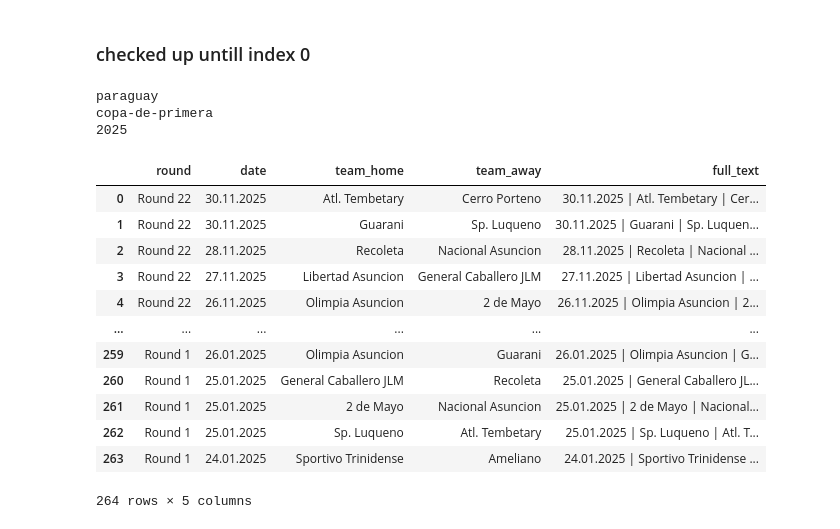
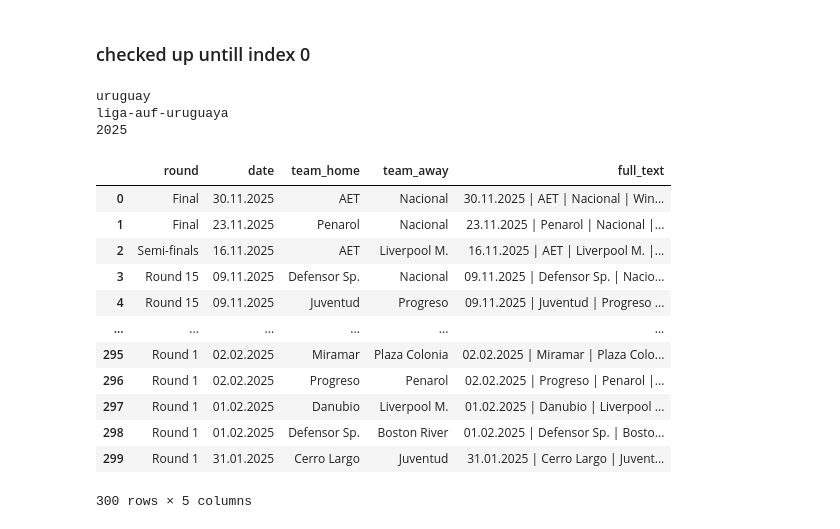
Before and after one commit to simon-cosyns/soccer_schedules_around_the_world, a Jupyter notebook: inspect_data.ipynb, the cells around one changed output. Saved outputs shown, nothing was run; the diff lists cells and outputs as text; code cells hidden in the pictures.

```diff
--- a/inspect_data.ipynb
+++ b/inspect_data.ipynb
@@ -41,15 +42,15 @@ def filter_on_date(df, start_date, keep_before = True):
 # %%
 def fill_in_forfaits(df):
     return_df = df.copy()
-    # Identify matches with missing scores
-    try:
-        index_forfait = return_df[return_df["team_home"] == "Awrd"].index[0]
-        parts = return_df.loc[index_forfait, "full_text"].split(" | ")
-        return_df.loc[index_forfait, "team_home"] = parts[2]
-        return_df.loc[index_forfait, "team_away"] = parts[3]
-        return return_df
-    except:
-        return df
+
+    forfait_indices = return_df[return_df["team_home"] == "Awrd"].index
+
+    for idx in forfait_indices:
+        parts = return_df.loc[idx, "full_text"].split(" | ")
+        return_df.loc[idx, "team_home"] = parts[2]
+        return_df.loc[idx, "team_away"] = parts[3]
+
+    return return_df
 # %%
 def remove_round_prefix(df):
     return_df = df.copy()
@@ -132,34 +149,34 @@ def check_games(df):
             print(f"   Odd counts: {odd}")
 # %%
 # Checked untill index 10, egypt
-index = 20
+index = 18
 country = countries[index]
 league = leagues[index]
 season = seasons[index]
 print(country)
 print(league)
 print(season)
 filename = f"{country}_{league}_{season}.csv"
 df = pd.read_csv(f"./scraped_data/{filename}")
 df = fill_in_forfaits(df)
 df
 # %% [output]
-paraguay
-copa-de-primera
+uruguay
+liga-auf-uruguaya
 2025
 |  | round | date | team_home | team_away | full_text |
-| 0 | Round 22 | 30.11.2025 | Atl. Tembetary | Cerro Porteno | 30.11.2025 | Atl. Tembetary | Cer... |
-| 1 | Round 22 | 30.11.2025 | Guarani | Sp. Luqueno | 30.11.2025 | Guarani | Sp. Luquen... |
-| 2 | Round 22 | 28.11.2025 | Recoleta | Nacional Asuncion | 28.11.2025 | Recoleta | Nacional ... |
-| 3 | Round 22 | 27.11.2025 | Libertad Asuncion | General Caballero JLM | 27.11.2025 | Libertad Asuncion | ... |
-| 4 | Round 22 | 26.11.2025 | Olimpia Asuncion | 2 de Mayo | 26.11.2025 | Olimpia Asuncion | 2... |
+| 0 | Final | 30.11.2025 | AET | Nacional | 30.11.2025 | AET | Nacional | Win... |
+| 1 | Final | 23.11.2025 | Penarol | Nacional | 23.11.2025 | Penarol | Nacional |... |
+| 2 | Semi-finals | 16.11.2025 | AET | Liverpool M. | 16.11.2025 | AET | Liverpool M. |... |
+| 3 | Round 15 | 09.11.2025 | Defensor Sp. | Nacional | 09.11.2025 | Defensor Sp. | Nacio... |
+| 4 | Round 15 | 09.11.2025 | Juventud | Progreso | 09.11.2025 | Juventud | Progreso ... |
 | ... | ... | ... | ... | ... | ... |
-| 259 | Round 1 | 26.01.2025 | Olimpia Asuncion | Guarani | 26.01.2025 | Olimpia Asuncion | G... |
-| 260 | Round 1 | 25.01.2025 | General Caballero JLM | Recoleta | 25.01.2025 | General Caballero JL... |
-| 261 | Round 1 | 25.01.2025 | 2 de Mayo | Nacional Asuncion | 25.01.2025 | 2 de Mayo | Nacional... |
-| 262 | Round 1 | 25.01.2025 | Sp. Luqueno | Atl. Tembetary | 25.01.2025 | Sp. Luqueno | Atl. T... |
-| 263 | Round 1 | 24.01.2025 | Sportivo Trinidense | Ameliano | 24.01.2025 | Sportivo Trinidense ... |
+| 295 | Round 1 | 02.02.2025 | Miramar | Plaza Colonia | 02.02.2025 | Miramar | Plaza Colo... |
+| 296 | Round 1 | 02.02.2025 | Progreso | Penarol | 02.02.2025 | Progreso | Penarol |... |
+| 297 | Round 1 | 01.02.2025 | Danubio | Liverpool M. | 01.02.2025 | Danubio | Liverpool ... |
+| 298 | Round 1 | 01.02.2025 | Defensor Sp. | Boston River | 01.02.2025 | Defensor Sp. | Bosto... |
+| 299 | Round 1 | 31.01.2025 | Cerro Largo | Juventud | 31.01.2025 | Cerro Largo | Juvent... |
-264 rows × 5 columns
+300 rows × 5 columns
 # %%
 # First do the checks, then do the filtering and removing of round prefix if necessary
 
```
Also changed, not shown: parts of 11 cells of this notebook, 4 other files.
